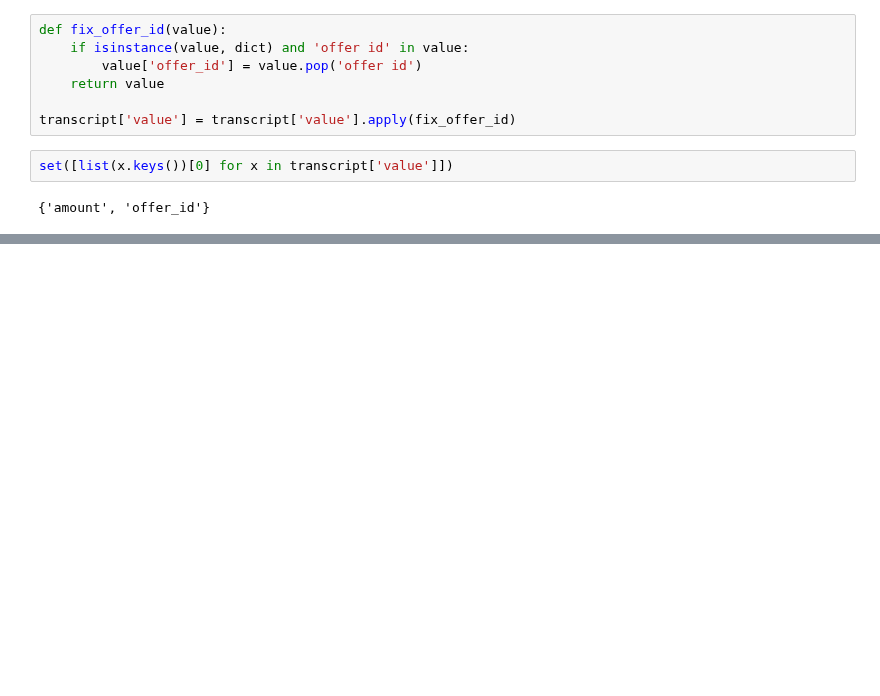
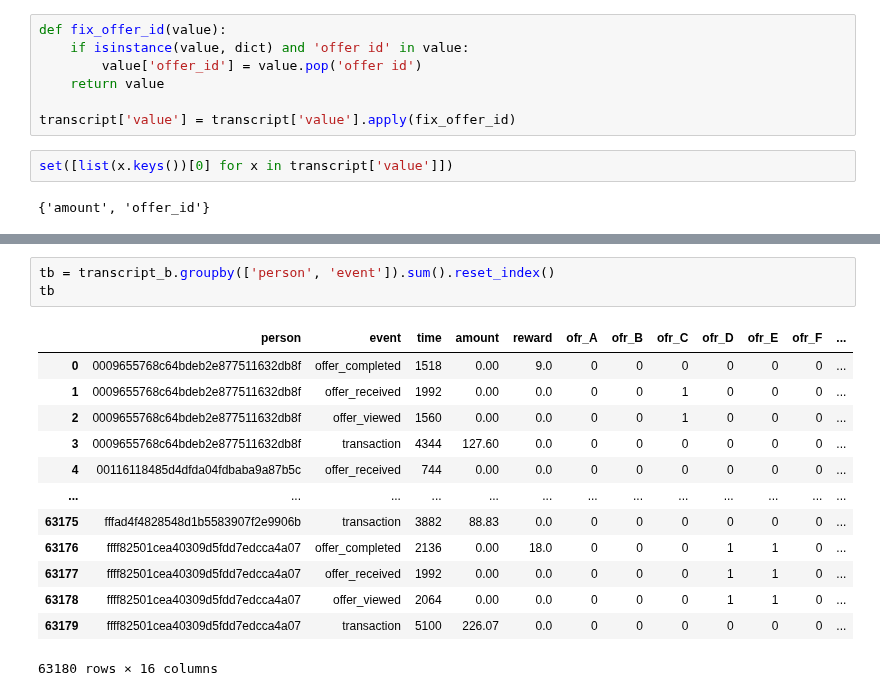
Before and after one commit to Niltonjuniorphd/Starbucks_project, a Jupyter notebook: Starbucks_Capstone_notebook.ipynb, the cells around one changed output, grey strips where cells are left out. Cells and saved outputs as stored; diff of their text form; blank space fills up the shorter version.

```diff
--- a/Starbucks_Capstone_notebook.ipynb
+++ b/Starbucks_Capstone_notebook.ipynb
@@ -422,0 +378,17 @@ transcript_viewed
+# %%
+tb = transcript_b.groupby(['person', 'event']).sum().reset_index()
+tb
+# %% [output]
+|  | person | event | time | amount | reward | ofr_A | ofr_B | ofr_C | ofr_D | ofr_E | ofr_F | ... |
+| 0 | 0009655768c64bdeb2e877511632db8f | offer_completed | 1518 | 0.00 | 9.0 | 0 | 0 | 0 | 0 | 0 | 0 | ... |
+| 1 | 0009655768c64bdeb2e877511632db8f | offer_received | 1992 | 0.00 | 0.0 | 0 | 0 | 1 | 0 | 0 | 0 | ... |
+| 2 | 0009655768c64bdeb2e877511632db8f | offer_viewed | 1560 | 0.00 | 0.0 | 0 | 0 | 1 | 0 | 0 | 0 | ... |
+| 3 | 0009655768c64bdeb2e877511632db8f | transaction | 4344 | 127.60 | 0.0 | 0 | 0 | 0 | 0 | 0 | 0 | ... |
+| 4 | 00116118485d4dfda04fdbaba9a87b5c | offer_received | 744 | 0.00 | 0.0 | 0 | 0 | 0 | 0 | 0 | 0 | ... |
+| ... | ... | ... | ... | ... | ... | ... | ... | ... | ... | ... | ... | ... |
+| 63175 | fffad4f4828548d1b5583907f2e9906b | transaction | 3882 | 88.83 | 0.0 | 0 | 0 | 0 | 0 | 0 | 0 | ... |
+| 63176 | ffff82501cea40309d5fdd7edcca4a07 | offer_completed | 2136 | 0.00 | 18.0 | 0 | 0 | 0 | 1 | 1 | 0 | ... |
+| 63177 | ffff82501cea40309d5fdd7edcca4a07 | offer_received | 1992 | 0.00 | 0.0 | 0 | 0 | 0 | 1 | 1 | 0 | ... |
+| 63178 | ffff82501cea40309d5fdd7edcca4a07 | offer_viewed | 2064 | 0.00 | 0.0 | 0 | 0 | 0 | 1 | 1 | 0 | ... |
+| 63179 | ffff82501cea40309d5fdd7edcca4a07 | transaction | 5100 | 226.07 | 0.0 | 0 | 0 | 0 | 0 | 0 | 0 | ... |
+63180 rows × 16 columns
```
Also changed, not shown: parts of 23 cells of this notebook.
